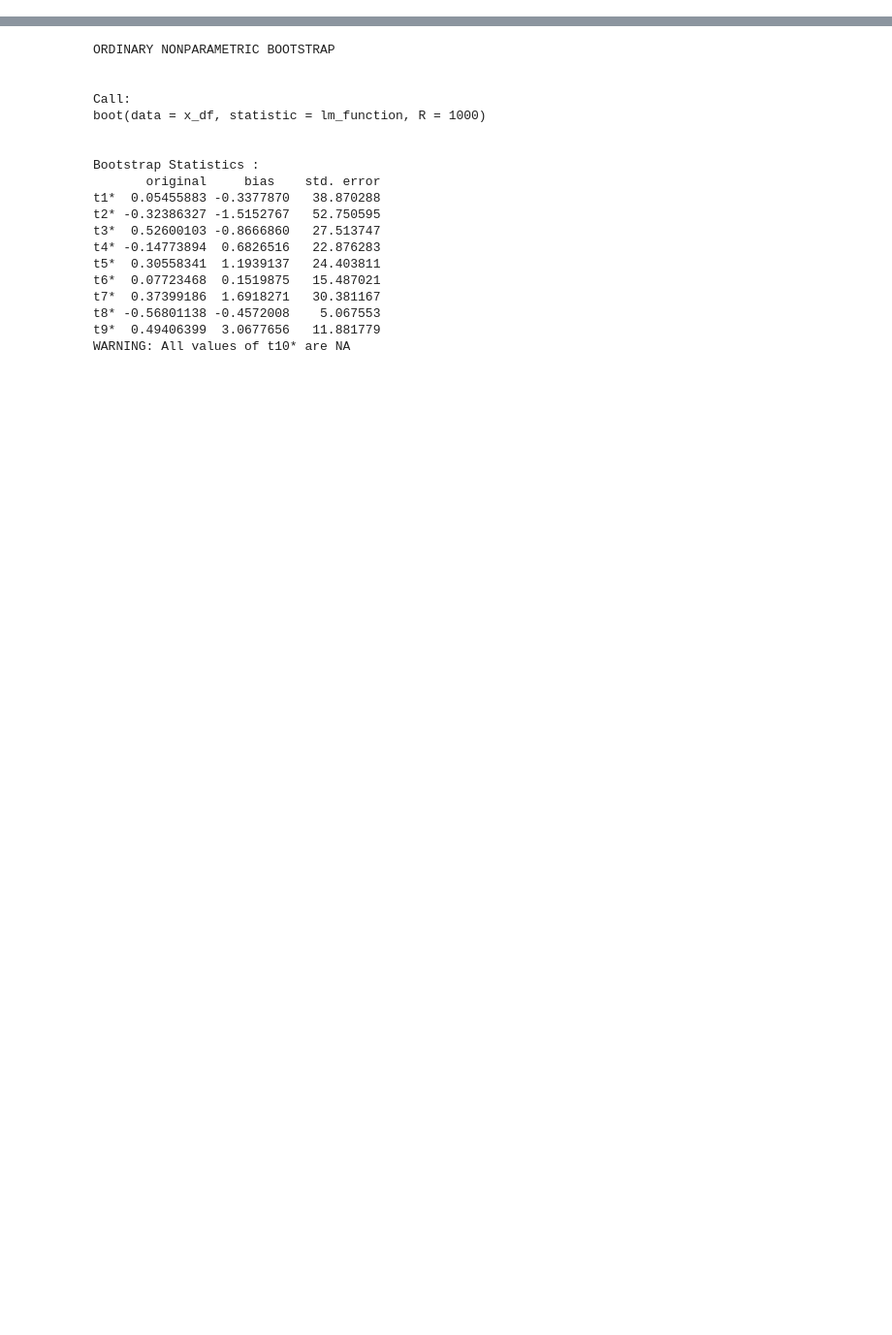
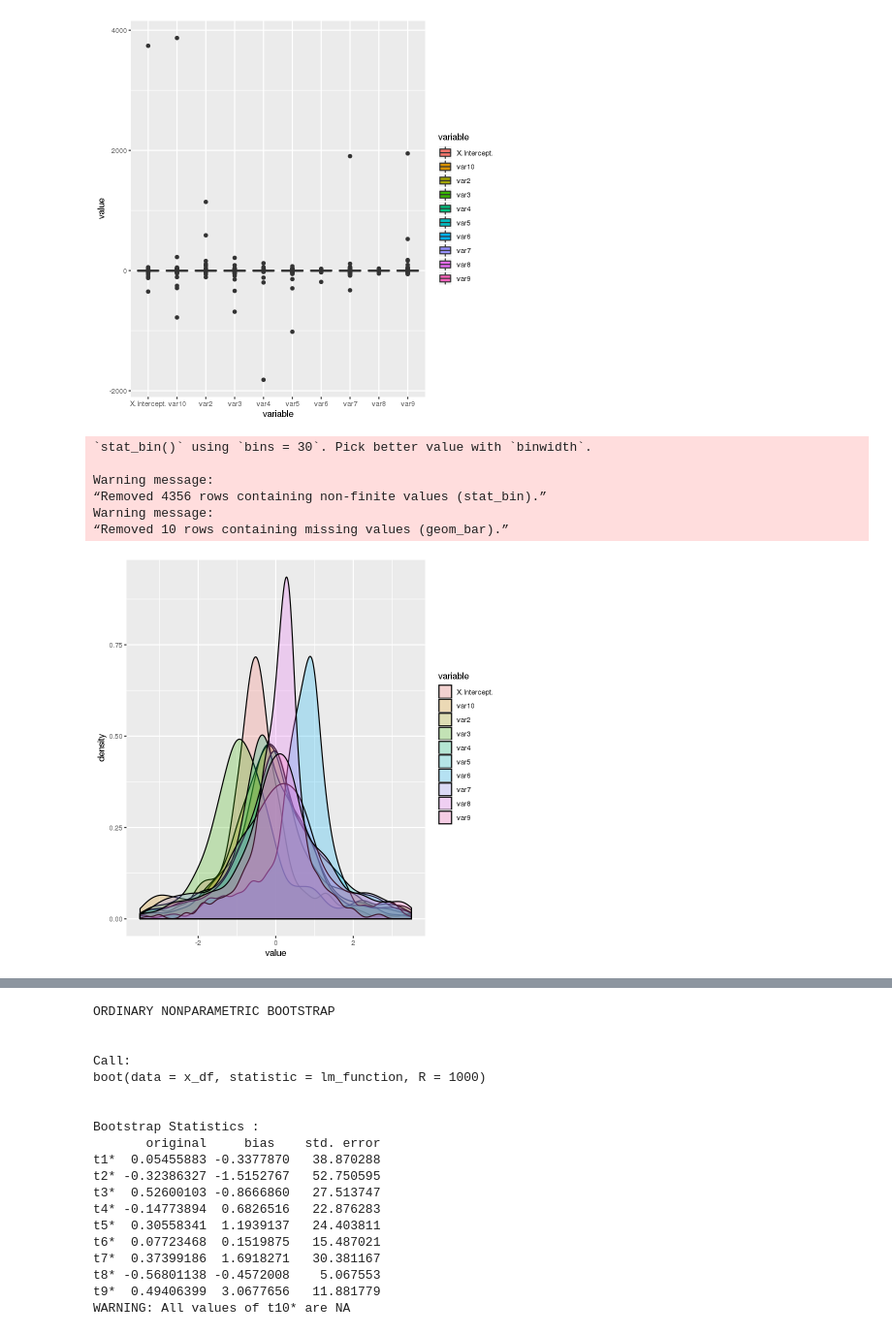
Before and after one commit to richherr/notebooks, a Jupyter notebook: GettingStarted_R.ipynb, the cells around one changed output, grey strips where cells are left out. Shown: that part at 97% size. Drawn from its saved outputs; the diff is of its cells as text; code cells hidden in the pictures; blank space fills up the shorter version.

```diff
--- a/GettingStarted_R.ipynb
+++ b/GettingStarted_R.ipynb
@@ -168,0 +336,10 @@ library(ggplot2)
+# %%
+library(ggplot2)
+library(reshape2)
+
+# Histogram with density plot
+# ggplot needs a dataframe to plot
+coef_mat_accum_df<-melt(data.frame(coef_mat_accum))
+names(coef_mat_accum_df)
+head(coef_mat_accum_df)
+summary(coef_mat_accum_df$variable)
@@ -168,0 +362,5 @@ library(ggplot2)
+# %%
+ggplot(coef_mat_accum_df,aes(x=variable, y=value, fill=variable)) + geom_boxplot()
+ggplot(coef_mat_accum_df,aes(x=value, fill=variable)) + geom_density(alpha=0.25) + xlim(-3.5,3.5)
+ggplot(coef_mat_accum_df,aes(x=value, fill=variable)) + geom_histogram(alpha=0.25) + xlim(-3.5, 3.5)
+# %% [output]
@@ -168,0 +371,8 @@ library(ggplot2)
+[figure, added]
+`stat_bin()` using `bins = 30`. Pick better value with `binwidth`.
+
+Warning message:
+“Removed 4356 rows containing non-finite values (stat_bin).”
+Warning message:
+“Removed 10 rows containing missing values (geom_bar).”
+[figure, added]
```
Also changed, not shown: parts of 25 cells of this notebook.
